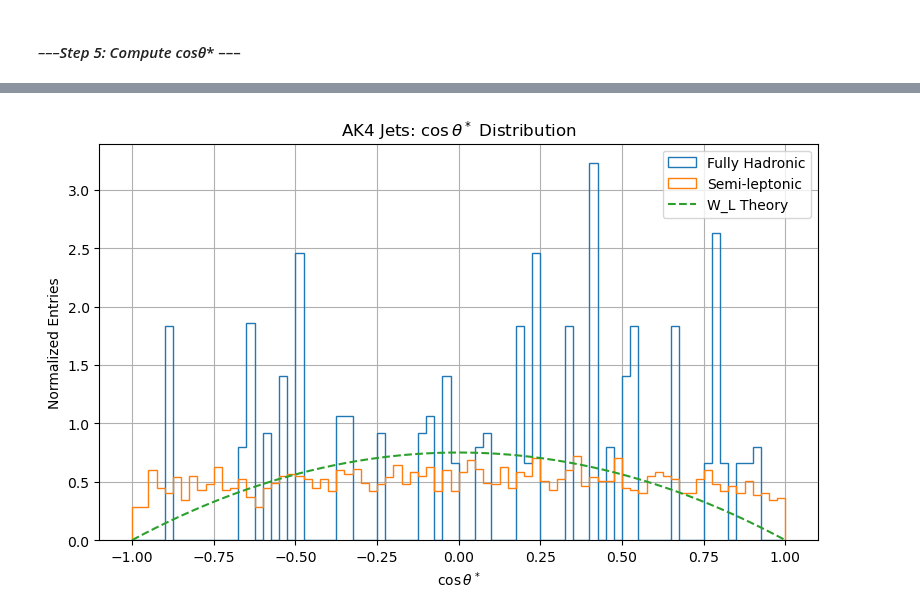
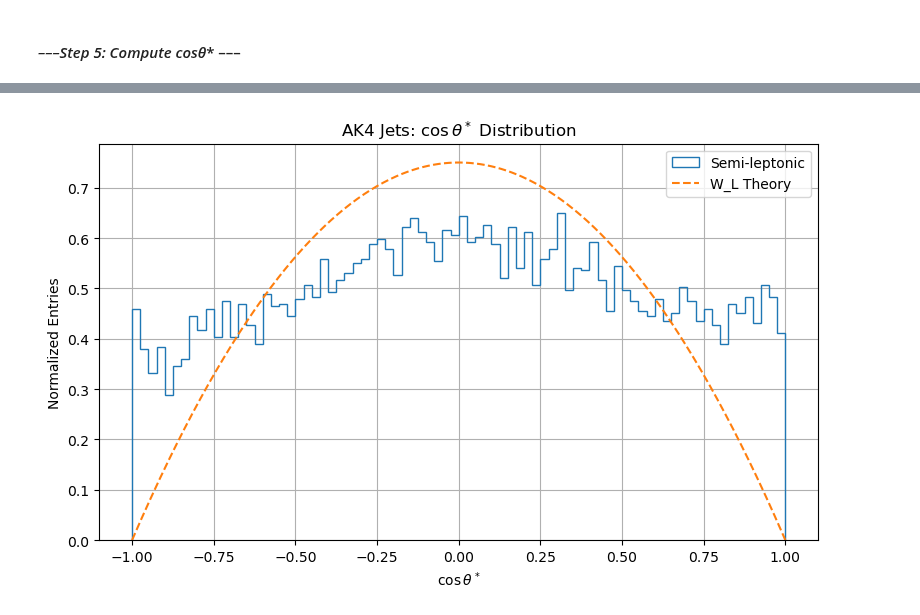
Before and after one commit to aimenobaid/polarization, a Jupyter notebook: AK4jet_analysis.ipynb, the cells around one changed output, grey strips where cells are left out. Drawn from its saved outputs; the diff is of its cells as text; code cells hidden in the pictures.

```diff
--- a/AK4jet_analysis.ipynb
+++ b/AK4jet_analysis.ipynb
@@ -154,8 +154,8 @@ print(len(ak.flatten(tight_leptons)))
 # Select AK4 jets (baseline)
 ak4_jets = events.Jet[(events.Jet.pt > 40) & (abs(events.Jet.eta) < 2.4)]
 
-# Select AK8 jets (for overlap removal)
-ak8_jets = events.FatJet[(events.FatJet.pt > 200) & (abs(events.FatJet.eta) < 2.4)]
+# # Select AK8 jets (for overlap removal)
+# ak8_jets = events.FatJet[(events.FatJet.pt > 200) & (abs(events.FatJet.eta) < 2.4)]
 
 # -- Helper function for ΔR --
 def delta_r_fct(obj1, obj2):
@@ -168,7 +168,7 @@ def delta_r_fct(obj1, obj2):
 pairs_ak4_lep = ak.cartesian({"jet": ak4_jets, "lep": tight_leptons}, axis=1, nested=True)
 delta_r_lep = delta_r_fct(pairs_ak4_lep.jet, pairs_ak4_lep.lep)
 cleanmask_lep = ak.all(delta_r_lep > 0.8, axis=2)
-ak4_jets_lepclean = ak4_jets[cleanmask_lep]
+ak4_jets_clean = ak4_jets[cleanmask_lep]
 # %%
 # Before cleaning
 pt_before = ak.flatten(ak4_jets.pt)
@@ -459,24 +464,23 @@ cos_theta_star_had = compute_cos_theta_star_from_ak4pairs(ak4pairs_had, category
 # %%
 plt.figure(figsize=(8, 5))
 
-# Histogram overlays (normalized)
-plt.hist(cos_theta_star_had, bins=80, range=(-1, 1), histtype='step', label='Fully Hadronic', density=True)
+# plt.hist(cos_theta_star_had, bins=80, range=(-1, 1), histtype='step', label='Fully Hadronic', density=True)
 plt.hist(cos_theta_star_sl, bins=80, range=(-1, 1), histtype='step', label='Semi-leptonic', density=True)
+
 theta = np.linspace(-1, 1, 500)
-
 pdf_longitudinal = 1 - theta**2
 pdf_longitudinal /= np.trapz(pdf_longitudinal, theta)  # normalize
 plt.plot(theta, pdf_longitudinal, label='W_L Theory', linestyle='--')
 
 plt.xlabel(r'$\cos\theta^*$')
 plt.ylabel('Normalized Entries')
 plt.title('AK4 Jets: $\\cos\\theta^*$ Distribution')
 plt.grid(True)
 plt.legend()
 plt.tight_layout()
 plt.show()
 # %% [output]
-[figure, old version]
+[figure, new version]
 # %%
 # print("lead_ak4_sl example:", ak4_jets_semi[0])
 # print("ak.num(ak4_jets_semi):", ak.num(ak4_jets_semi))
```
Also changed, not shown: parts of 8 cells of this notebook.
